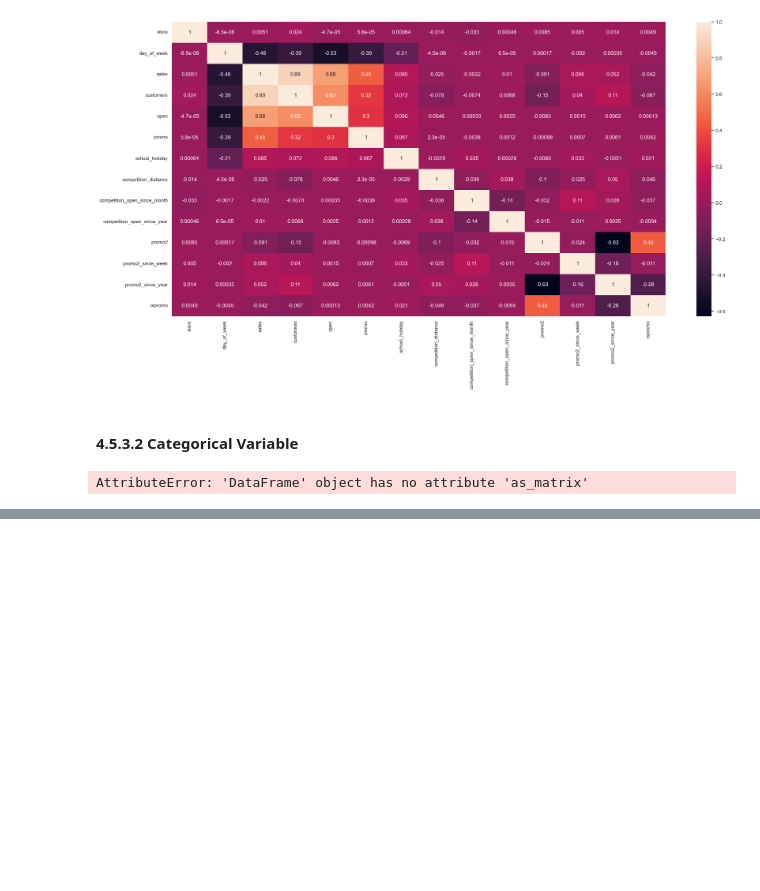
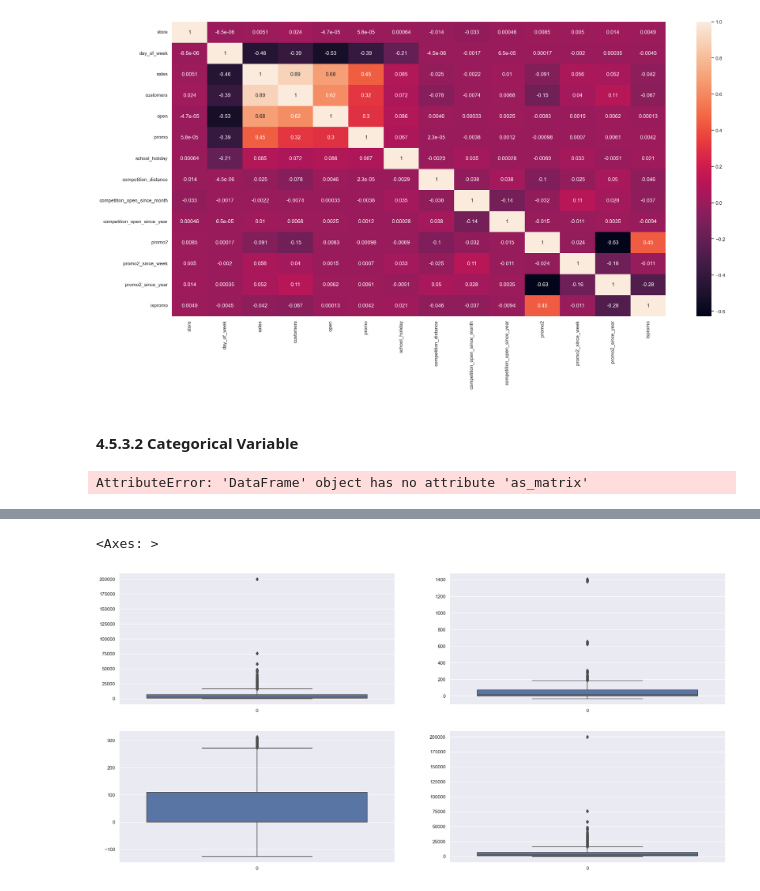
Before and after one commit to felipetmota/prediction-sales, a Jupyter notebook: notebooks/prediction-sell.ipynb, the cells around one changed output, grey strips where cells are left out. Saved outputs shown, nothing was run; the diff lists cells and outputs as text; code cells hidden in the pictures; blank space fills up the shorter version.

```diff
--- a/notebooks/prediction-sell.ipynb
+++ b/notebooks/prediction-sell.ipynb
@@ -1029,0 +1050,2 @@ AttributeError: 'DataFrame' object has no attribute 'as_matrix'
+# %%
+df5 = df4.copy()
@@ -1029,0 +1067,28 @@ AttributeError: 'DataFrame' object has no attribute 'as_matrix'
+# %%
+#Selecting numerical features
+a = df5.select_dtypes( include=['int64','float64'] )
+# %%
+#Checking the outliers to decide the method
+
+#competition_distance
+#METHOD - ROBUST SCALER (lot of outliers)
+plt.subplot(2,2,1)
+sns.boxplot(a['competition_distance'])
+
+#competition_time_month
+#METHOD - ROBUST SCALER (lot of outliers)
+plt.subplot(2,2,2)
+sns.boxplot(a['competition_time_month'])
+
+#promo_time_week
+#METHOD - MIN MAX SCALER
+plt.subplot(2,2,3)
+sns.boxplot(a['promo_time_week'])
+
+#year
+#METHOD - MIN MAX SCALER
+plt.subplot(2,2,4)
+sns.boxplot(a['year'])
+# %% [output]
+<Axes: >
+[figure, added]
```
Also changed, not shown: parts of 15 cells of this notebook, 1 other file.
